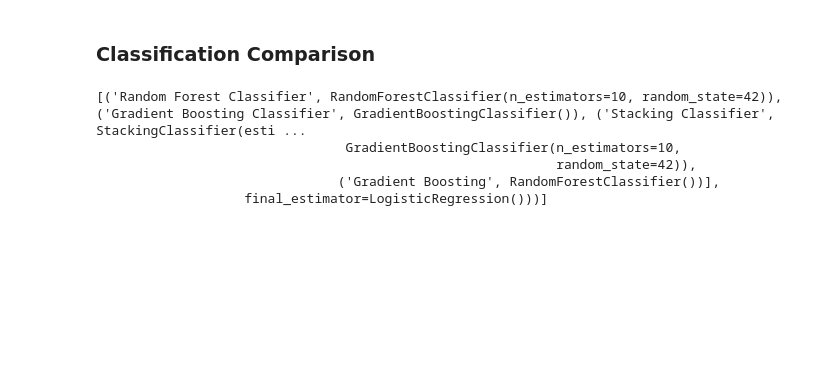
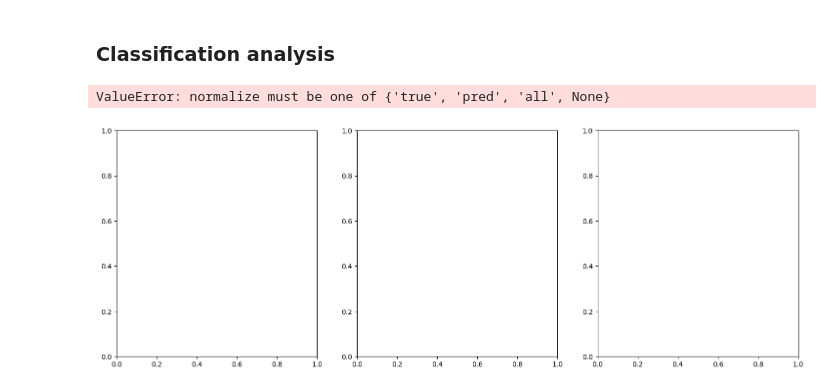
Before and after one commit to micontre/boosted_random_forest, a Jupyter notebook: main.ipynb, the cells around one changed output. Saved outputs shown, nothing was run; the diff lists cells and outputs as text; code cells hidden in the pictures; blank space fills up the shorter version.

```diff
--- a/main.ipynb
+++ b/main.ipynb
@@ -53,5 +54,5 @@ plotter_reg.plot_feature_importance(sel_features_reg)
 # %% [markdown]
-### Classification Comparison
+### Classification analysis
 # %%
 # building the models
 model_builder_class = Stacking_Classification()
@@ -61,11 +62,10 @@ Stack_model_class = model_builder_class.Stack_model()
 # %%
 # plotting the results
 models_class = [('Random Forest Classifier', RF_model_class),
             ('Gradient Boosting Classifier', GB_model_class),
             ('Stacking Classifier', Stack_model_class)]
+plotter_class = plots_classification(Xc_train, yc_train, Xc_test, yc_test)
+plotter_class.plot_confussion(models_class)
 # %% [output]
-[('Random Forest Classifier', RandomForestClassifier(n_estimators=10, random_state=42)), ('Gradient Boosting Classifier', GradientBoostingClassifier()), ('Stacking Classifier', StackingClassifier(esti ...
-                                GradientBoostingClassifier(n_estimators=10,
-                                                           random_state=42)),
-                               ('Gradient Boosting', RandomForestClassifier())],
-                   final_estimator=LogisticRegression()))]
+ValueError: normalize must be one of {'true', 'pred', 'all', None}
+[figure, added]
```
Also changed, not shown: parts of 5 cells of this notebook, 6 other files.
